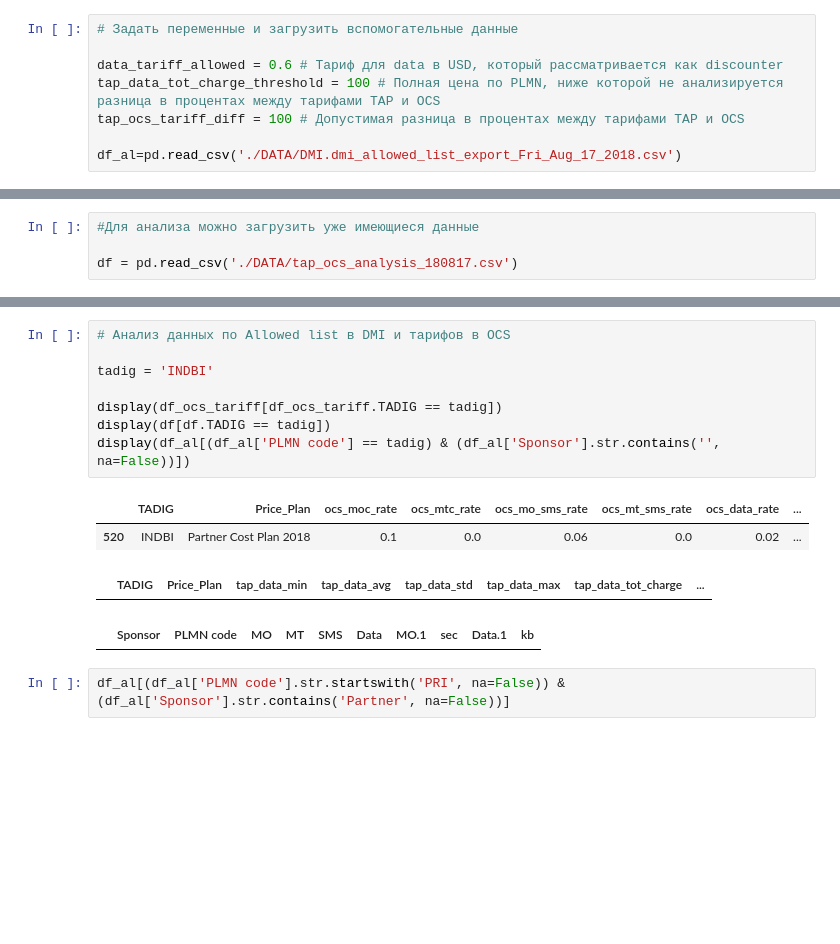
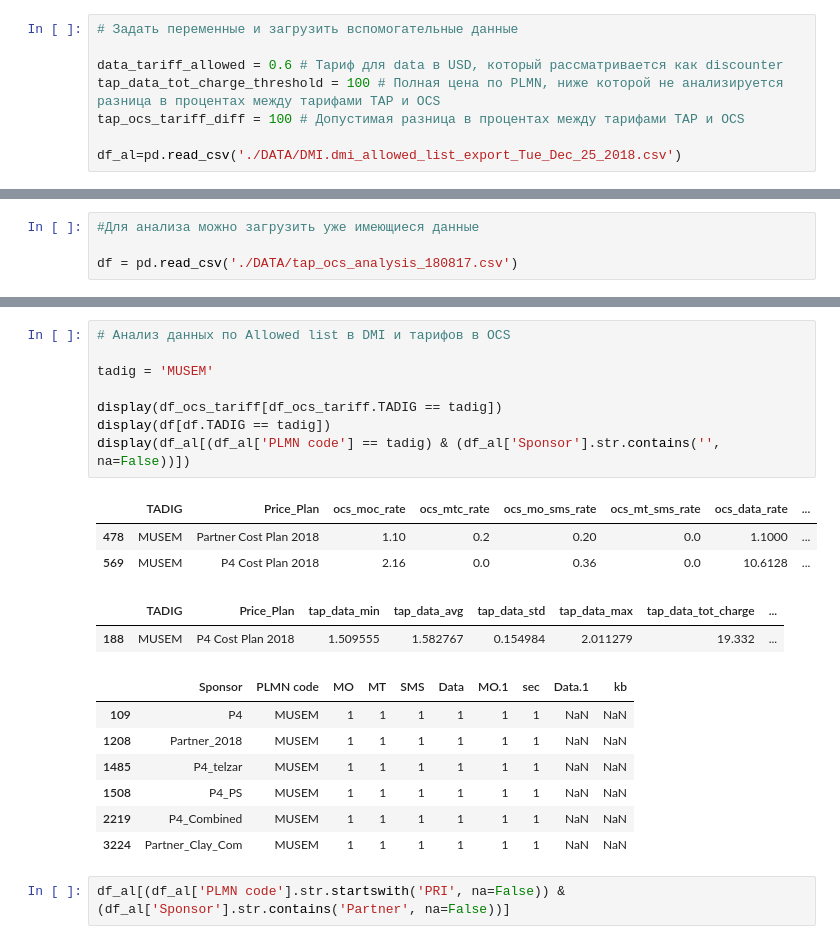
Before and after one commit to balobinp/RB_BD, a Jupyter notebook: RB_REPORTS_and_ANALYSIS_Python3.ipynb, the cells around one changed output, grey strips where cells are left out. Cells and saved outputs as stored; diff of their text form; blank space fills up the shorter version.

```diff
--- a/RB_REPORTS_and_ANALYSIS_Python3.ipynb
+++ b/RB_REPORTS_and_ANALYSIS_Python3.ipynb
@@ -101,7 +101,7 @@ data_tariff_allowed = 0.6 # Тариф для data в USD, который рас
 tap_data_tot_charge_threshold = 100 # Полная цена по PLMN, ниже которой не анализируется разница в процентах между тарифами ТАР и OCS
 tap_ocs_tariff_diff = 100 # Допустимая разница в процентах между тарифами ТАР и OCS
 
-df_al=pd.read_csv('./DATA/DMI.dmi_allowed_list_export_Fri_Aug_17_2018.csv')
+df_al=pd.read_csv('./DATA/DMI.dmi_allowed_list_export_Tue_Dec_25_2018.csv')
 # %% [markdown]
 ### Получение данных
 # %%
@@ -207,16 +210,24 @@ df[(df.tap_data_tot_charge > tap_data_tot_charge_threshold)&(df.pct_diff > tap_o
 # %%
 # Анализ данных по Allowed list в DMI и тарифов в OCS
 
-tadig = 'INDBI'
+tadig = 'MUSEM'
 
 display(df_ocs_tariff[df_ocs_tariff.TADIG == tadig])
 display(df[df.TADIG == tadig])
 display(df_al[(df_al['PLMN code'] == tadig) & (df_al['Sponsor'].str.contains('', na=False))])
 # %% [output]
 |  | TADIG | Price_Plan | ocs_moc_rate | ocs_mtc_rate | ocs_mo_sms_rate | ocs_mt_sms_rate | ocs_data_rate | ... |
-| 520 | INDBI | Partner Cost Plan 2018 | 0.1 | 0.0 | 0.06 | 0.0 | 0.02 | ... |
+| 478 | MUSEM | Partner Cost Plan 2018 | 1.10 | 0.2 | 0.20 | 0.0 | 1.1000 | ... |
+| 569 | MUSEM | P4 Cost Plan 2018 | 2.16 | 0.0 | 0.36 | 0.0 | 10.6128 | ... |
 |  | TADIG | Price_Plan | tap_data_min | tap_data_avg | tap_data_std | tap_data_max | tap_data_tot_charge | ... |
+| 188 | MUSEM | P4 Cost Plan 2018 | 1.509555 | 1.582767 | 0.154984 | 2.011279 | 19.332 | ... |
 |  | Sponsor | PLMN code | MO | MT | SMS | Data | MO.1 | sec | Data.1 | kb |
+| 109 | P4 | MUSEM | 1 | 1 | 1 | 1 | 1 | 1 | NaN | NaN |
+| 1208 | Partner_2018 | MUSEM | 1 | 1 | 1 | 1 | 1 | 1 | NaN | NaN |
+| 1485 | P4_telzar | MUSEM | 1 | 1 | 1 | 1 | 1 | 1 | NaN | NaN |
+| 1508 | P4_PS | MUSEM | 1 | 1 | 1 | 1 | 1 | 1 | NaN | NaN |
+| 2219 | P4_Combined | MUSEM | 1 | 1 | 1 | 1 | 1 | 1 | NaN | NaN |
+| 3224 | Partner_Clay_Com | MUSEM | 1 | 1 | 1 | 1 | 1 | 1 | NaN | NaN |
 # %%
 df_al[(df_al['PLMN code'].str.startswith('PRI', na=False)) & (df_al['Sponsor'].str.contains('Partner', na=False))]
 # %% [output]
```
Also changed, not shown: parts of 4 cells of this notebook, 11 other files.
